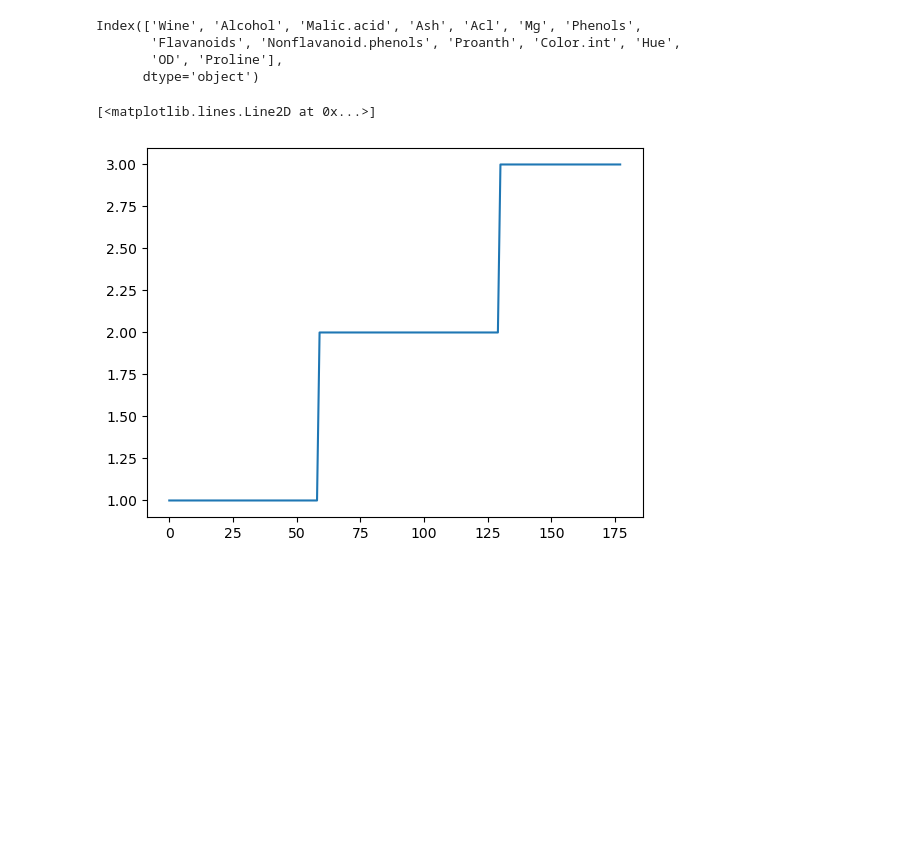
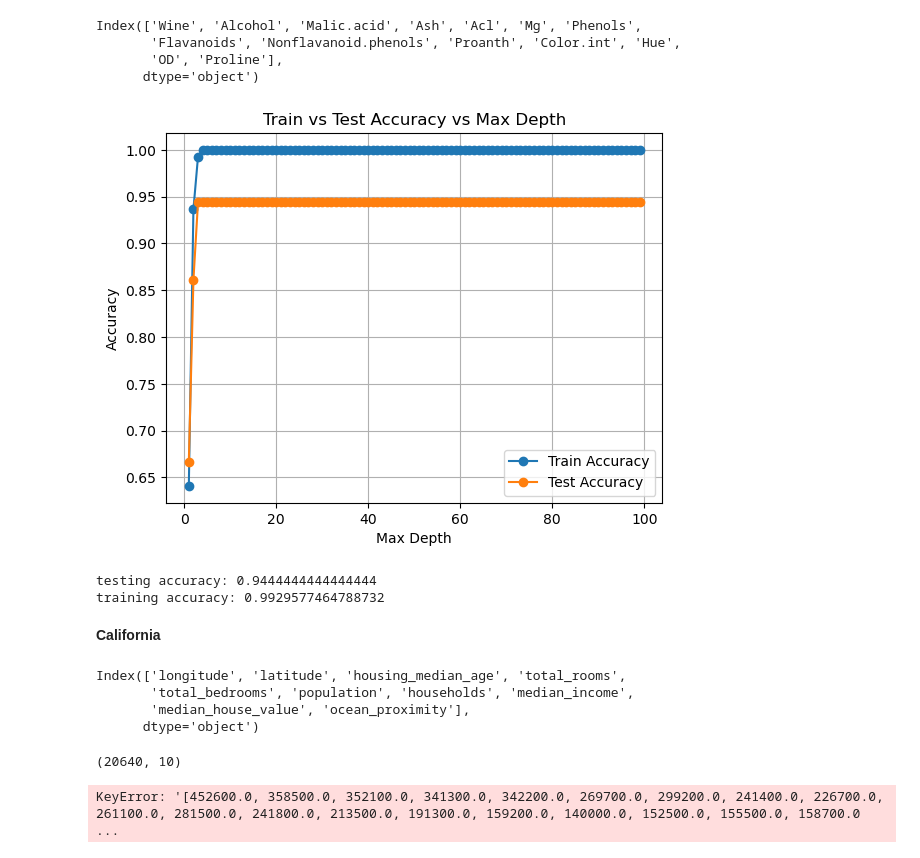
Before and after one commit to arnvG17/notes, a Jupyter notebook: ml lab/EXPERIMENTS/exp2.1.ipynb, the cells around one changed output. Cells and saved outputs as stored; diff of their text form; code cells hidden in the pictures; blank space fills up the shorter version.

```diff
--- a/ml lab/EXPERIMENTS/exp2.1.ipynb
+++ b/ml lab/EXPERIMENTS/exp2.1.ipynb
@@ -14,12 +16,54 @@ Index(['Wine', 'Alcohol', 'Malic.acid', 'Ash', 'Acl', 'Mg', 'Phenols',
        'Flavanoids', 'Nonflavanoid.phenols', 'Proanth', 'Color.int', 'Hue',
        'OD', 'Proline'],
       dtype='object')
+# %%
+X=df.iloc[:,1:]
+y=df.iloc[:,:1]
 # %%
 from sklearn.model_selection import train_test_split
 
-X_train,X_test,y_train,y_test=train_test_split(
-    X,y
-)
+X_train,X_test,y_train,y_test=train_test_split(X,y,train_size=0.8,random_state=42)
-# %% [output]
-[<matplotlib.lines.Line2D at 0x...>]
-[figure, removed]
+# %%
+from sklearn.tree import DecisionTreeClassifier
+from sklearn.metrics import accuracy_score
+
+test_scores=[]
+train_scores=[]
+n=100
+
+for i in range(1,n):
+    y_pred=[]
+    model=DecisionTreeClassifier(criterion="gini",splitter="best",max_depth=i)
+    model.fit(X_train,y_train)
+    y_pred=model.predict(X_test)
+    test_scores.append(accuracy_score(y_test,y_pred))
+    y_train_pred=model.predict(X_train)
+    train_scores.append(accuracy_score(y_train,y_train_pred))
+# %%
+depths=range(1,n)
+
+plt.plot(depths, train_scores, marker='o', label="Train Accuracy")
+plt.plot(depths, test_scores, marker='o', label="Test Accuracy")
+
+plt.xlabel("Max Depth")
+plt.ylabel("Accuracy")
+plt.title("Train vs Test Accuracy vs Max Depth")
+plt.legend()
+plt.grid(True)
+plt.show()
+# %% [output]
+[figure, added]
+# %%
+#training useing the most optimal max_depth i.e 3
+# y_pred=[]
+model=DecisionTreeClassifier(criterion="gini",splitter="best",max_depth=3)
+model.fit(X_train,y_train)
+y_pred=model.predict(X_test)
+print("testing accuracy:",(accuracy_score(y_test,y_pred)))
+y_train_pred=model.predict(X_train)
+print("training accuracy:",(model.score(X_train,y_train)))
+# %% [output]
+testing accuracy: 0.9444444444444444
+training accuracy: 0.9929577464788732
+# %% [markdown]
+**California**
@@ -25,0 +72,7 @@ X_train,X_test,y_train,y_test=train_test_split(
+# %%
+df.columns
+# %% [output]
+Index(['longitude', 'latitude', 'housing_median_age', 'total_rooms',
+       'total_bedrooms', 'population', 'households', 'median_income',
+       'median_house_value', 'ocean_proximity'],
+      dtype='object')
@@ -25,0 +84,13 @@ X_train,X_test,y_train,y_test=train_test_split(
+# %%
+
+df.head()
+df.shape
+# %% [output]
+(20640, 10)
+# %%
+y=df["median_house_value"]
+X=df.drop(df["median_house_value"])
+
+X.head
+# %% [output]
+KeyError: '[452600.0, 358500.0, 352100.0, 341300.0, 342200.0, 269700.0, 299200.0, 241400.0, 226700.0, 261100.0, 281500.0, 241800.0, 213500.0, 191300.0, 159200.0, 140000.0, 152500.0, 155500.0, 158700.0 ...
```
Also changed, not shown: parts of 6 cells of this notebook, 3 other files.
